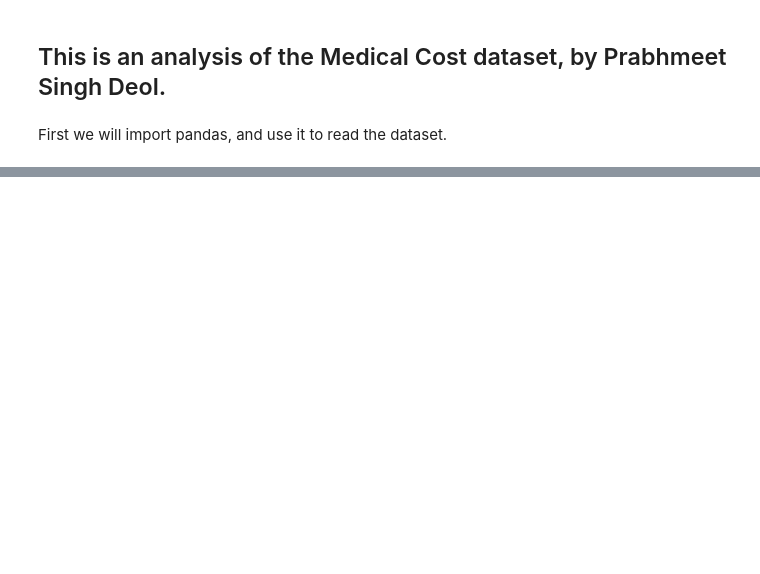
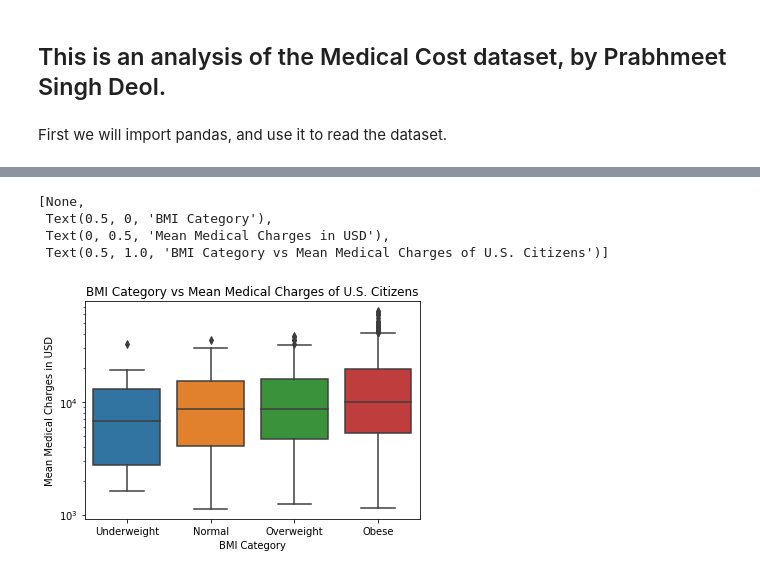
Before and after one commit to data301-2021-summer2/group29-project, a Jupyter notebook: analysis/Prabhmeet Deol/DataAnalysis.ipynb, the cells around one changed output, grey strips where cells are left out. Saved outputs shown, nothing was run; the diff lists cells and outputs as text; code cells hidden in the pictures; blank space fills up the shorter version.

```diff
--- a/analysis/Prabhmeet Deol/DataAnalysis.ipynb
+++ b/analysis/Prabhmeet Deol/DataAnalysis.ipynb
@@ -51 +74,21 @@ plot2= sns.histplot(
+# %%
+boxplot = sns.boxplot(
+	data = dataSet,
+	x="BMI_Category",
+	y="Charges_USD",
+	order=['Underweight','Normal','Overweight','Obese'],
+
+)
+boxplot.set(
+	yscale="log",
+	xlabel="BMI Category",
+	ylabel="Mean Medical Charges in USD",
+	title="BMI Category vs Mean Medical Charges of U.S. Citizens",
+)
+# %% [output]
+[None,
+ Text(0.5, 0, 'BMI Category'),
+ Text(0, 0.5, 'Mean Medical Charges in USD'),
+ Text(0.5, 1.0, 'BMI Category vs Mean Medical Charges of U.S. Citizens')]
+[figure, added]
 # %%
```
Also changed, not shown: parts of 6 cells of this notebook, 2 other files.
